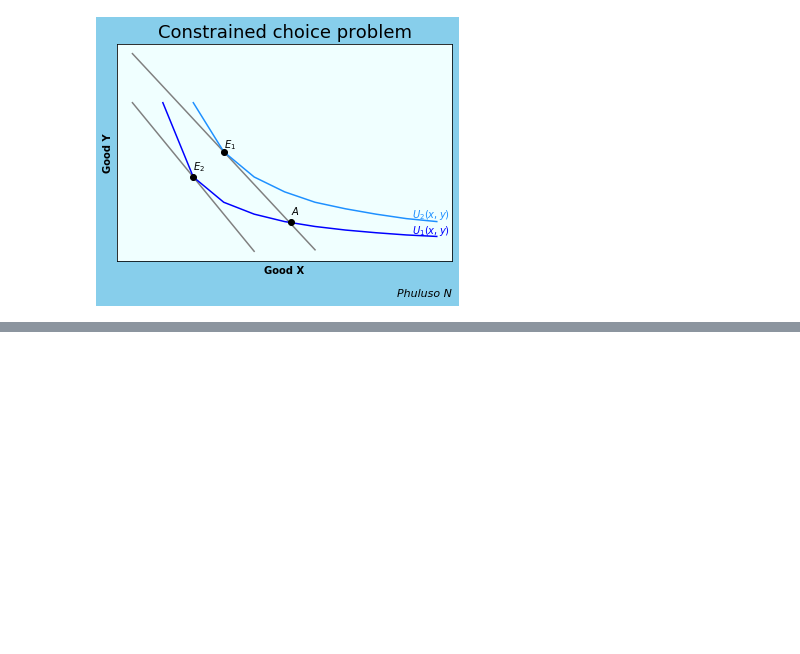
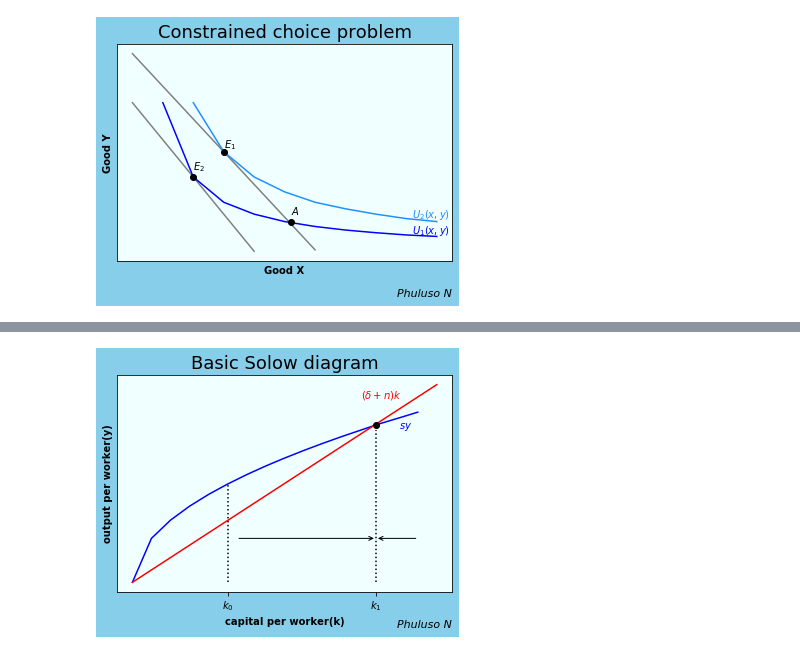
Before and after one commit to Phuluso56/PhuluWeb, a Jupyter notebook: Files/Graphs/Website graphs 1- Economics.ipynb, the cells around one changed output, grey strips where cells are left out. Cells and saved outputs as stored; diff of their text form; code cells hidden in the pictures; blank space fills up the shorter version.

```diff
--- a/Files/Graphs/Website graphs 1- Economics.ipynb
+++ b/Files/Graphs/Website graphs 1- Economics.ipynb
@@ -744,0 +792,67 @@ plt.show()
+# %%
+import matplotlib.pyplot as plt
+
+fig, ax = plt.subplots()
+
+# Create data
+x = [0, 1, 2, 3, 4,5,6,7,8,9,10,11,12,13,14,15]
+y1 = [0,1,1.414,1.732,2,2.236,2.4495,2.6458,2.828,3,3.162,3.317,3.464,3.61,3.74,3.873]
+
+
+# slopes1
+s1=[0,16]
+s2=[0,4.5]
+
+
+s5=[5,5]
+s6=[0,2.236]
+
+s7=[12.8,12.8]
+s8=[0,3.46]
+
+# Create plot
+plt.plot(x, y1,color='blue', label="Line 1")
+plt.plot(s1, s2,color='red', label="Line 1")
+plt.plot(12.8, 3.58, "or", color='black')
+
+plt.plot(s5, s6,":", color='black')
+
+plt.plot(s7, s8,":", color='black')
+
+
+
+#Shift in curve
+plt.ylabel("output per worker(y)", weight='bold')
+plt.xlabel("capital per worker(k)", weight='bold')
+
+
+
+# Show plot
+plt.title('Basic Solow diagram', fontsize=18)
+
+
+#Adds 1 point
+
+#remove axis label
+plt.xticks([5, 12.8],["$k_0$","$k_1$"])
+plt.yticks([])
+
+
+
+#background color and footnote
+ax.set_facecolor('azure')
+fig.set_facecolor('skyblue')
+ax.annotate('Phuluso N',fontstyle='italic',color='black',xy = (1.0, -0.15), xycoords='axes fraction',ha='right',va="center",fontsize=11)
+
+plt.annotate('$(δ+n)k$',color='red',weight='bold', xy=(12, 4.2), xytext=(12, 4.2))
+plt.annotate('$sy$',color='blue',weight='bold', xy=(14, 3.5), xytext=(14, 3.5))
+
+plt.annotate("", xy=(12.8, 1), xytext=(5.5, 1),
+             arrowprops=dict(facecolor='black', arrowstyle='->'))
+plt.annotate("", xy=(12.8, 1), xytext=(15, 1),
+             arrowprops=dict(facecolor='black', arrowstyle='->'))
+
+
+plt.show()
+# %% [output]
+[figure, added]
```
Also changed, not shown: parts of 2 cells of this notebook.
